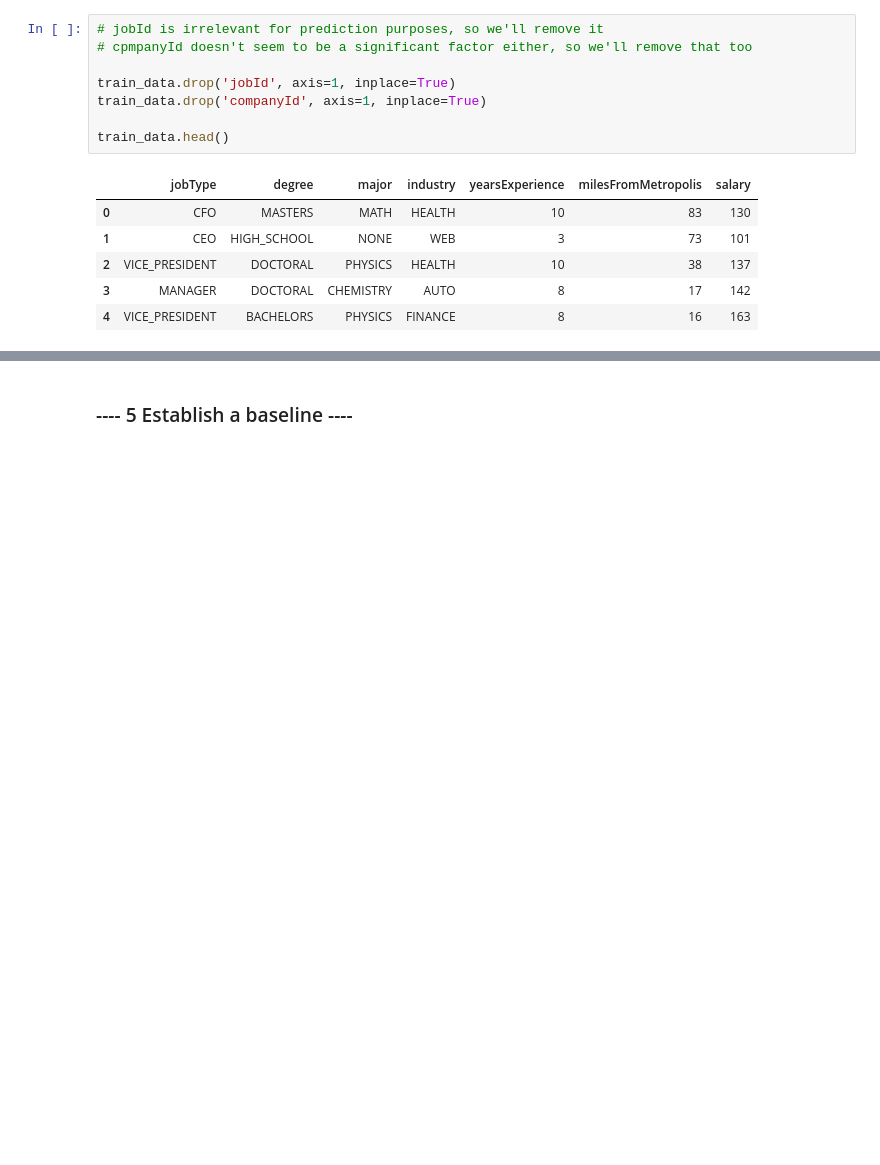
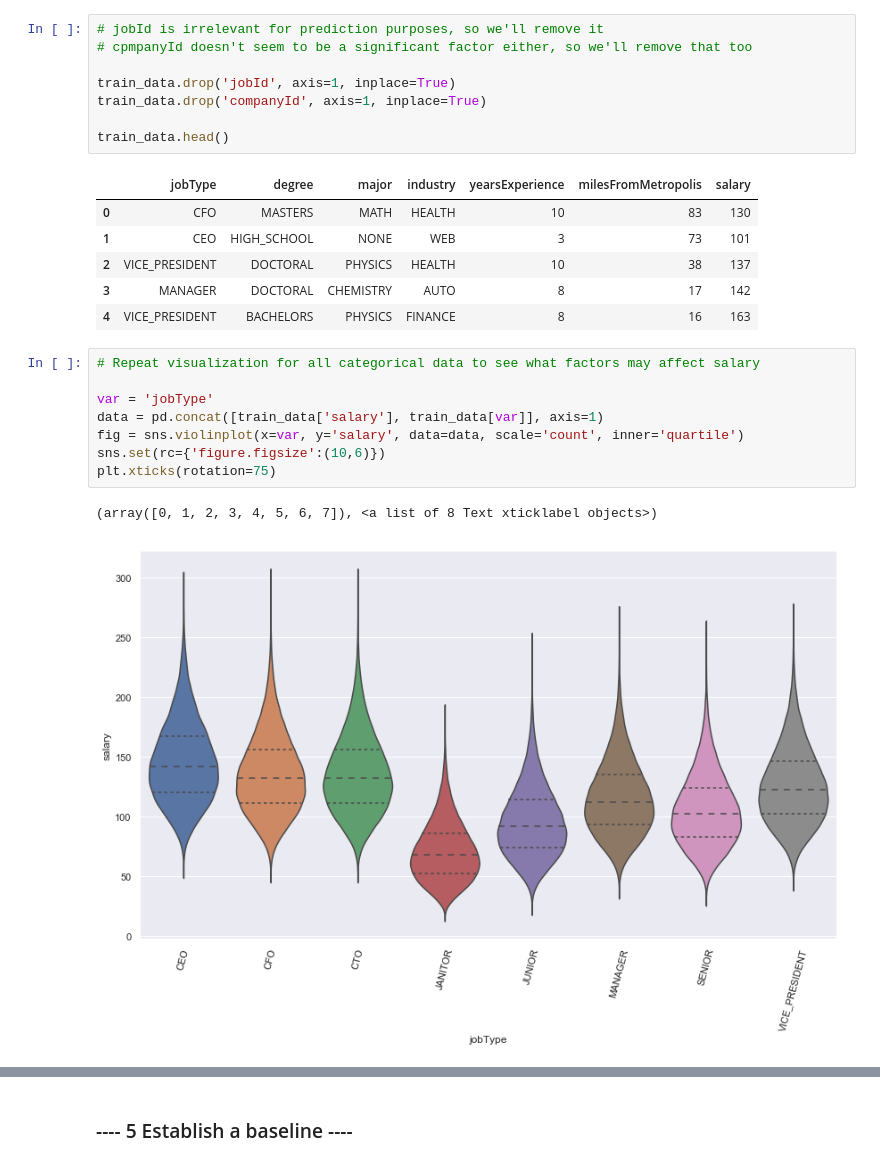
Before and after one commit to deejayrusso/Salary-Prediction-Portfolio, a Jupyter notebook: Salary Prediction Notebook.ipynb, the cells around one changed output, grey strips where cells are left out. Cells and saved outputs as stored; diff of their text form; blank space fills up the shorter version.

Commit message:
Violin plots for ategorical data

```diff
--- a/Salary Prediction Notebook.ipynb
+++ b/Salary Prediction Notebook.ipynb
@@ -281,3 +281,14 @@ train_data.head()
 | 2 | VICE_PRESIDENT | DOCTORAL | PHYSICS | HEALTH | 10 | 38 | 137 |
 | 3 | MANAGER | DOCTORAL | CHEMISTRY | AUTO | 8 | 17 | 142 |
 | 4 | VICE_PRESIDENT | BACHELORS | PHYSICS | FINANCE | 8 | 16 | 163 |
+# %%
+# Repeat visualization for all categorical data to see what factors may affect salary
+
+var = 'jobType'
+data = pd.concat([train_data['salary'], train_data[var]], axis=1)
+fig = sns.violinplot(x=var, y='salary', data=data, scale='count', inner='quartile')
+sns.set(rc={'figure.figsize':(10,6)})
+plt.xticks(rotation=75)
+# %% [output]
+(array([0, 1, 2, 3, 4, 5, 6, 7]), <a list of 8 Text xticklabel objects>)
+[figure, added]
```
Also changed, not shown: parts of 3 cells of this notebook.
